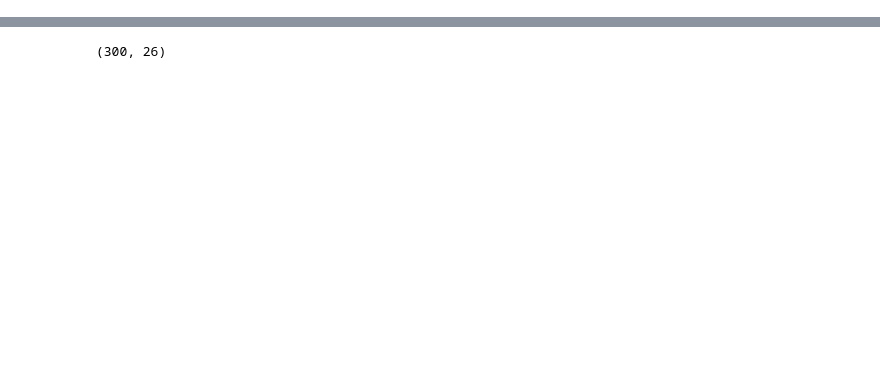
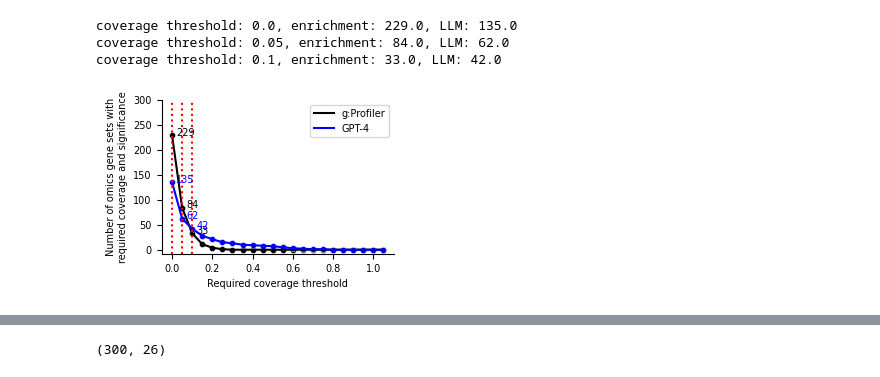
Before and after one commit to idekerlab/llm_evaluation_for_gene_set_interpretation, a Jupyter notebook: Analyze_gprofiler_annotation.ipynb, the cells around one changed output, grey strips where cells are left out. Cells and saved outputs as stored; diff of their text form; code cells hidden in the pictures; blank space fills up the shorter version.

```diff
--- a/Analyze_gprofiler_annotation.ipynb
+++ b/Analyze_gprofiler_annotation.ipynb
@@ -342,0 +262,21 @@ plt.show()
+# %%
+from utils.analyze_enrichment_utils import get_min_adj_p_value
+%reload_ext autoreload
+%autoreload 2
+
+# Grouping the DataFrame by the specified columns
+grouped = merged_genes_DF.groupby(group_col)
+
+# Apply the function to each group and reset the index
+reduced_LLM_genes_APV_thred_JI_DF = grouped.apply(lambda x: get_min_adj_p_value(x, sortCol='gprofiler_JI')).reset_index(drop=True)
+
+
+# Add the 'LLM_success_TF' and 'gprofiler_success_TF' columns
+reduced_LLM_genes_APV_thred_JI_DF['LLM_success_TF'] = ((reduced_LLM_genes_APV_thred_JI_DF ['Score'] >= LLM_score_thresh)& (reduced_LLM_genes_APV_thred_JI_DF ['LLM_JI'] >= JI_thresh)) # LLM creteria
+reduced_LLM_genes_APV_thred_JI_DF['gprofiler_success_TF'] = ~((reduced_LLM_genes_APV_thred_JI_DF ['Adjusted P-value'] > adj_pval_thresh) | (reduced_LLM_genes_APV_thred_JI_DF['gprofiler_JI'] < JI_thresh)) # enrichment criteria
+
+
+print(create_success_contingency_table(reduced_LLM_genes_APV_thred_JI_DF))
+
+result_df = select_rows_and_columns(reduced_LLM_genes_APV_thred_JI_DF, 5)
+result_df
@@ -342,0 +295,12 @@ plt.show()
+# %%
+# plot thresholding curve
+from utils.analyze_enrichment_utils import plot_thresholding_res
+%reload_ext autoreload
+%autoreload 2
+save_plot_dir = 'data/omics_revamped_LLM_gprofiler_new_gene_name_DF_APV_only_JI_thresh_curve.svg'
+plot_thresholding_res(reduced_LLM_genes_APV_thred_JI_DF, 'gprofiler_JI', 'LLM_JI',coverage_thresh_list = np.arange(0.0, 1.1, 0.05), enrich_adj_pval_thresh = adj_pval_thresh, LLM_score_thresh = LLM_score_thresh, highlight_coverage = [0.0, 0.05,0.1])
+# %% [output]
+coverage threshold: 0.0, enrichment: 229.0, LLM: 135.0
+coverage threshold: 0.05, enrichment: 84.0, LLM: 62.0
+coverage threshold: 0.1, enrichment: 33.0, LLM: 42.0
+[figure, added]
```
Also changed, not shown: parts of 39 cells of this notebook, 3 other files.
